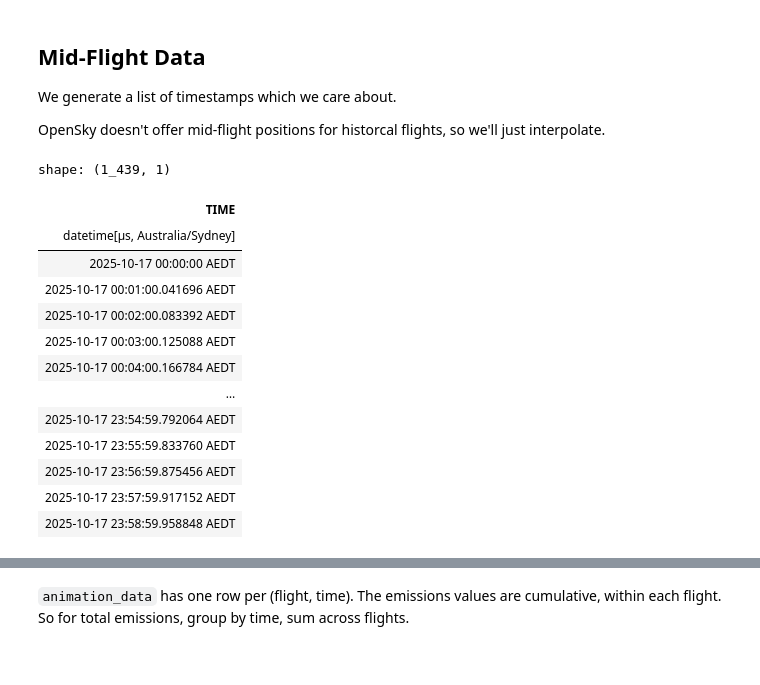
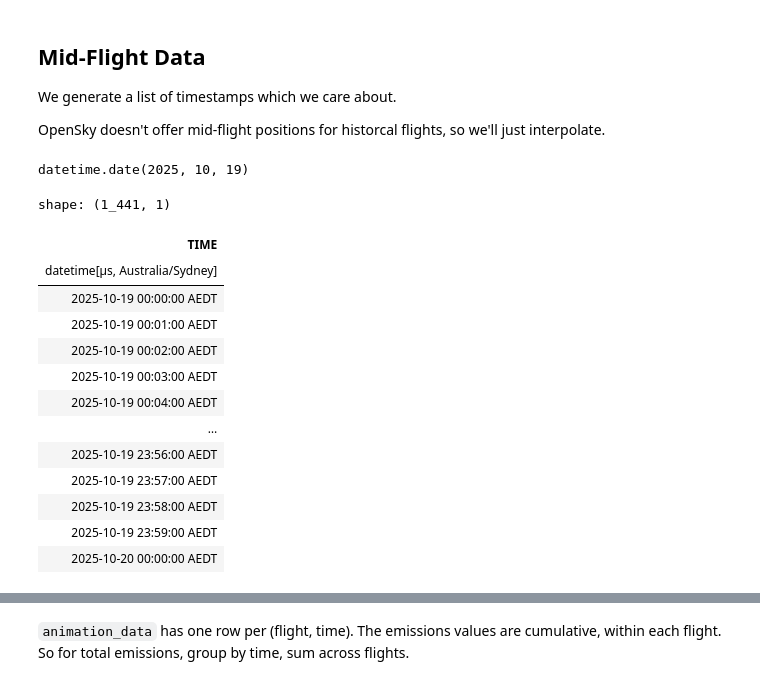
Before and after one commit to mdavis-xyz/melb-syd-flight-emissions, a Jupyter notebook: 01-get-data.ipynb, the cells around one changed output, grey strips where cells are left out. Drawn from its saved outputs; the diff is of its cells as text; code cells hidden in the pictures.

```diff
--- a/01-get-data.ipynb
+++ b/01-get-data.ipynb
@@ -595,38 +601,43 @@ OpenSky doesn't offer mid-flight positions for historcal flights, so we'll just
 _date = (
     flight_emissions
     .select(pl.col("DEPARTURE_TIME").dt.date().alias("DATE"))
+    .unique()
     .sort("DATE")
     .head(2)
     .tail(1)
     .collect()
     .item()
 )
+_date
+# %% [output]
+datetime.date(2025, 10, 19)
 # %%
 num_slices = 24 * 60
 
 times_lf = pl.LazyFrame({
     "TIME": pl.datetime_range(
         start=dt.datetime.combine(_date, dt.time.min, tzinfo=sydney_tz),
-        end=dt.datetime.combine(_date, dt.time.max, tzinfo=sydney_tz),
-        interval=dt.timedelta(days=1) / (num_slices - 1),
+        end=dt.datetime.combine(_date + dt.timedelta(days=1), dt.time.min, tzinfo=sydney_tz),
+        interval=dt.timedelta(days=1) / (num_slices),
+        closed='both',
         eager=True
     )
 })
 
 times_lf.collect()
 # %% [output]
-shape: (1_439, 1)
+shape: (1_441, 1)
 | TIME |
 | datetime[μs, Australia/Sydney] |
-| 2025-10-17 00:00:00 AEDT |
-| 2025-10-17 00:01:00.041696 AEDT |
-| 2025-10-17 00:02:00.083392 AEDT |
-| 2025-10-17 00:03:00.125088 AEDT |
-| 2025-10-17 00:04:00.166784 AEDT |
+| 2025-10-19 00:00:00 AEDT |
+| 2025-10-19 00:01:00 AEDT |
+| 2025-10-19 00:02:00 AEDT |
+| 2025-10-19 00:03:00 AEDT |
+| 2025-10-19 00:04:00 AEDT |
 | … |
-| 2025-10-17 23:54:59.792064 AEDT |
-| 2025-10-17 23:55:59.833760 AEDT |
-| 2025-10-17 23:56:59.875456 AEDT |
-| 2025-10-17 23:57:59.917152 AEDT |
-| 2025-10-17 23:58:59.958848 AEDT |
+| 2025-10-19 23:56:00 AEDT |
+| 2025-10-19 23:57:00 AEDT |
+| 2025-10-19 23:58:00 AEDT |
+| 2025-10-19 23:59:00 AEDT |
+| 2025-10-20 00:00:00 AEDT |
 # %%
```
Also changed, not shown: parts of 21 cells of this notebook, 6 other files.
